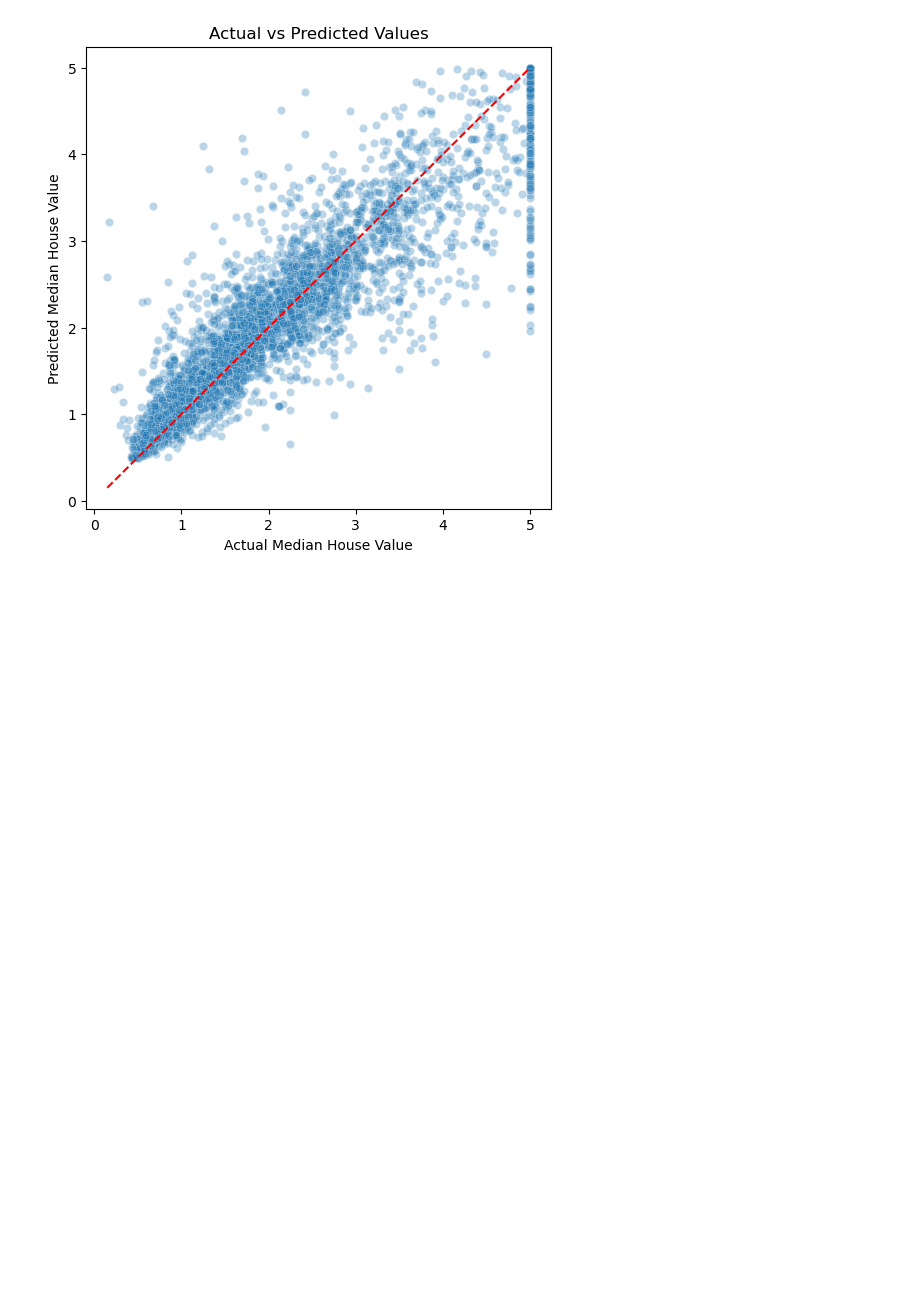
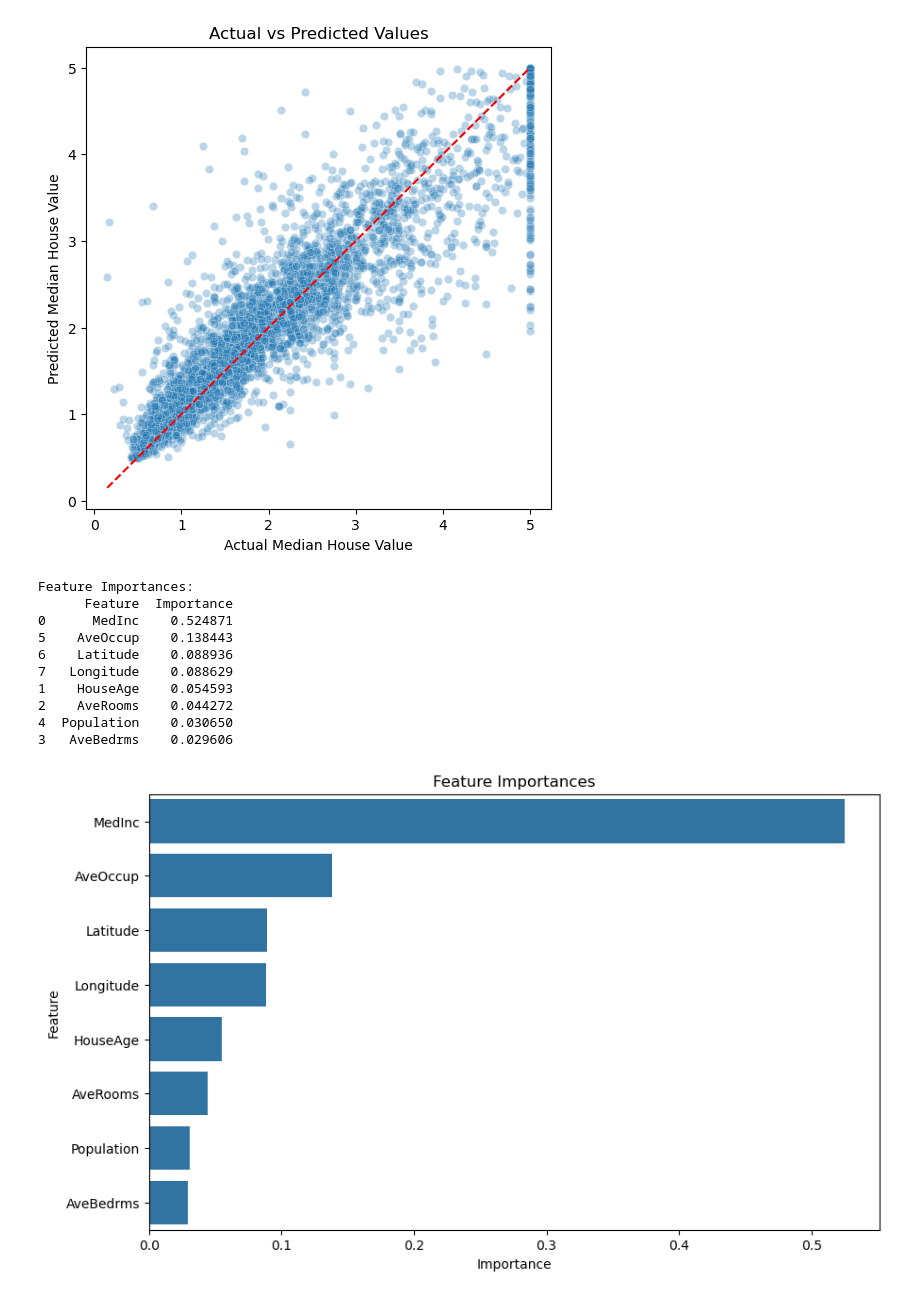
Before and after one commit to newbooks/ML-Resources, a Jupyter notebook: regression/regression.ipynb, the cells around one changed output. Drawn from its saved outputs; the diff is of its cells as text; code cells hidden in the pictures; blank space fills up the shorter version.

```diff
--- a/regression/regression.ipynb
+++ b/regression/regression.ipynb
@@ -369,3 +392,33 @@ plt.title('Actual vs Predicted Values')
 plt.show()
 # %% [output]
 [figure]
+# %%
+# Report feature importance
+feature_importances = rf.feature_importances_
+feature_names = xs.columns
+feature_importance_df = pd.DataFrame({
+    'Feature': feature_names,
+    'Importance': feature_importances
+}).sort_values(by='Importance', ascending=False)
+print("Feature Importances:")
+print(feature_importance_df)
+
+# Plot feature importances
+plt.figure(figsize=(10, 6))
+sns.barplot(x='Importance', y='Feature', data=feature_importance_df)
+plt.title("Feature Importances")
+plt.xlabel("Importance")
+plt.ylabel("Feature")
+plt.show()
+# %% [output]
+Feature Importances:
+      Feature  Importance
+0      MedInc    0.524871
+5    AveOccup    0.138443
+6    Latitude    0.088936
+7   Longitude    0.088629
+1    HouseAge    0.054593
+2    AveRooms    0.044272
+4  Population    0.030650
+3   AveBedrms    0.029606
+[figure, added]
```
Also changed, not shown: parts of 3 cells of this notebook, 1 other file.
